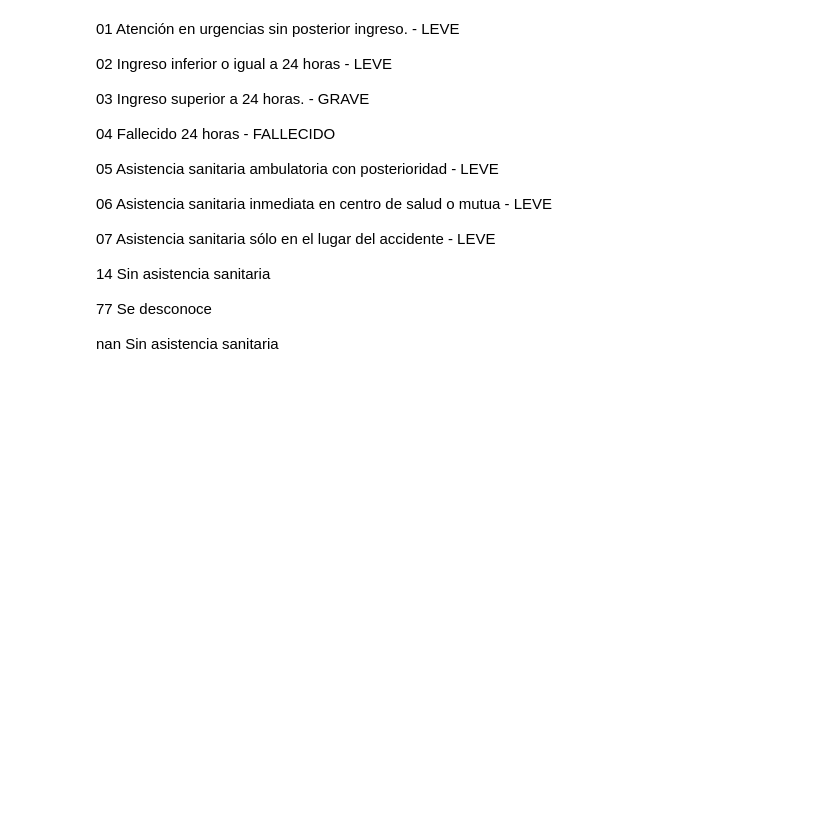
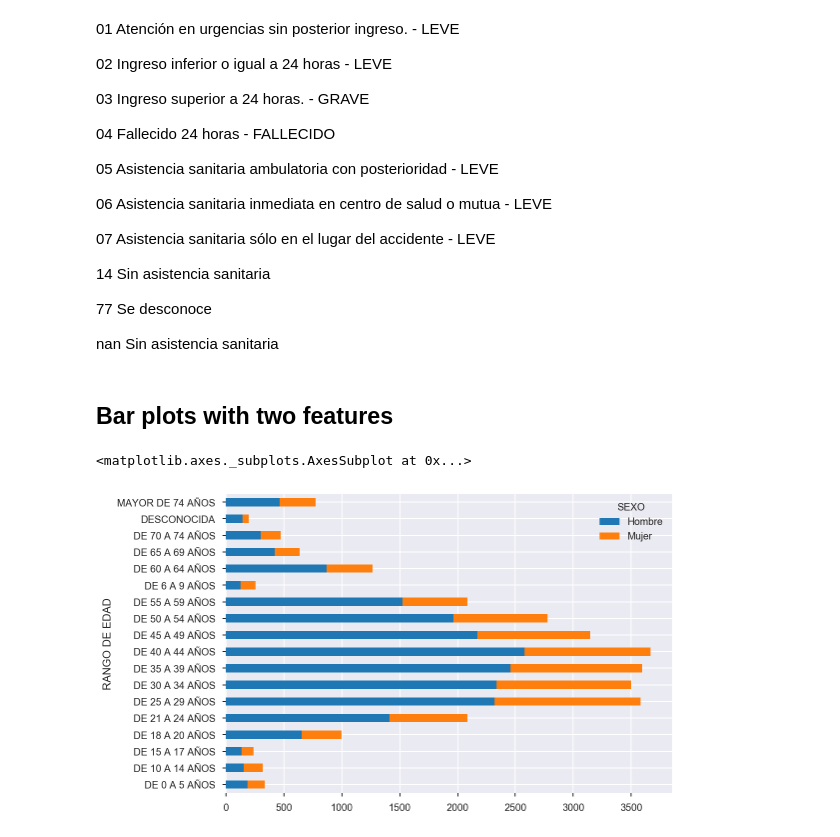
Before and after one commit to pablorodriper/madrid-open-data, a Jupyter notebook: traffic_accidents.ipynb, the cells around one changed output. Saved outputs shown, nothing was run; the diff lists cells and outputs as text; code cells hidden in the pictures; blank space fills up the shorter version.

```diff
--- a/traffic_accidents.ipynb
+++ b/traffic_accidents.ipynb
@@ -166,3 +169,11 @@ df['LESIVIDAD*'].value_counts(dropna=False).plot(kind='bar')
 77 Se desconoce
 
 nan Sin asistencia sanitaria
+# %% [markdown]
+## Bar plots with two features
+# %%
+temp = df.groupby(["SEXO", 'RANGO DE EDAD']).size().reset_index().pivot(columns='SEXO', index='RANGO DE EDAD', values=0)
+temp.plot(kind='barh', stacked=True)
+# %% [output]
+<matplotlib.axes._subplots.AxesSubplot at 0x...>
+[figure, added]
```
Also changed, not shown: parts of 5 cells of this notebook.
